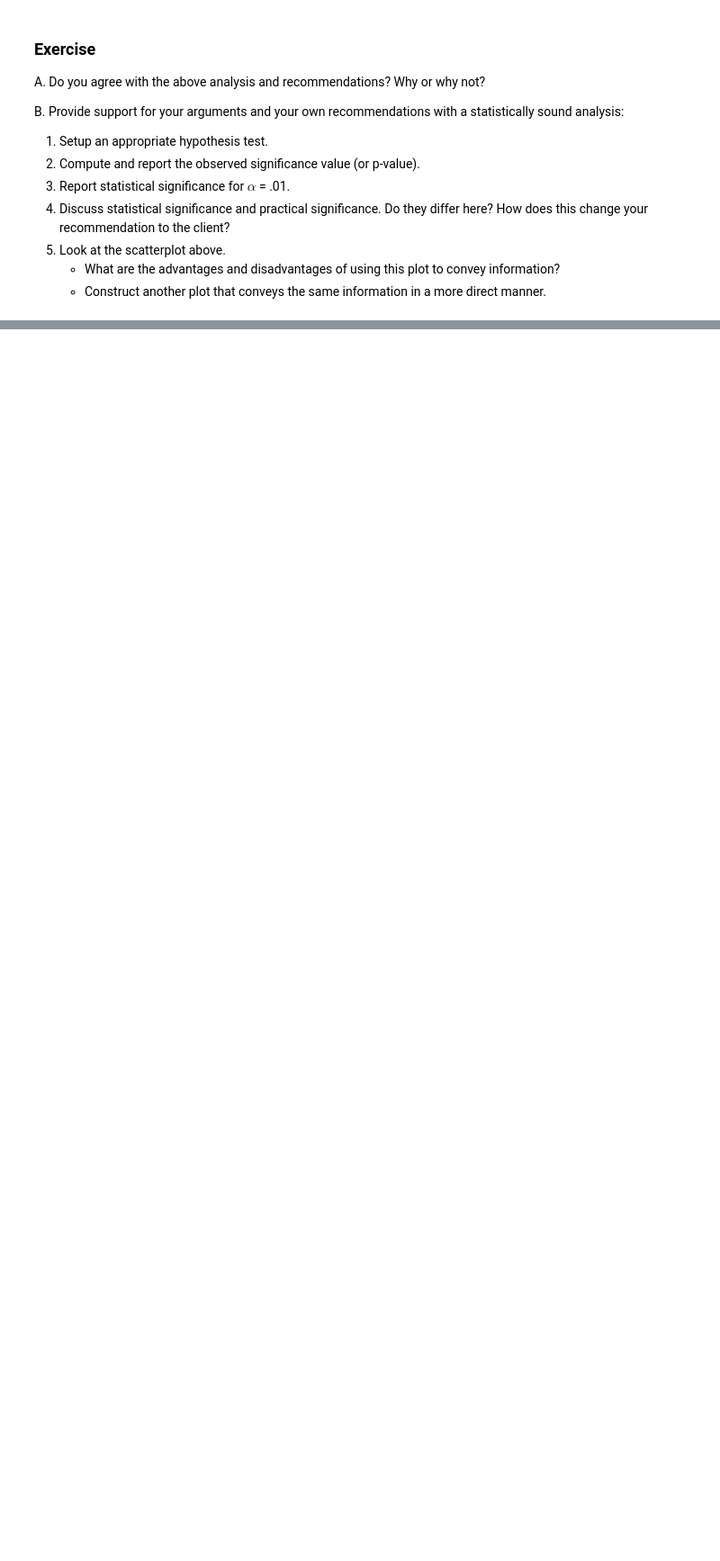
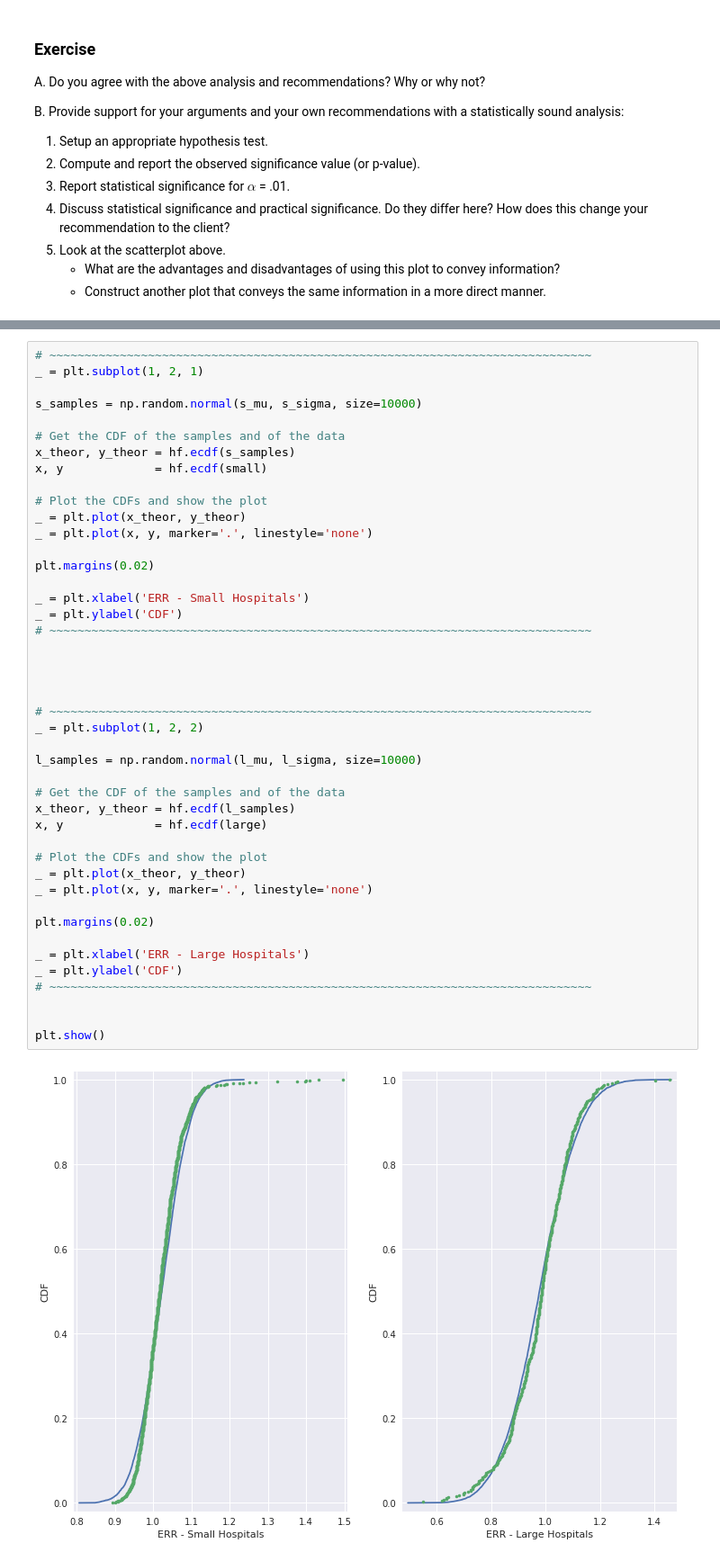
Before and after one commit to Ylazerson/sb-mini-project-world-bank, a Jupyter notebook: notebooks/08-inferential-statistics/03-hospital-readmissions-eda.ipynb, the cells around one changed output, grey strips where cells are left out. Shown: that part at 90% size. Drawn from its saved outputs; the diff is of its cells as text; blank space fills up the shorter version.

```diff
--- a/notebooks/08-inferential-statistics/03-hospital-readmissions-eda.ipynb
+++ b/notebooks/08-inferential-statistics/03-hospital-readmissions-eda.ipynb
@@ -204,0 +354,46 @@ B. Provide support for your arguments and your own recommendations with a statis
+# %%
+# ~~~~~~~~~~~~~~~~~~~~~~~~~~~~~~~~~~~~~~~~~~~~~~~~~~~~~~~~~~~~~~~~~~~~~~~~~~~~~
+_ = plt.subplot(1, 2, 1)
+
+s_samples = np.random.normal(s_mu, s_sigma, size=10000)
+
+# Get the CDF of the samples and of the data
+x_theor, y_theor = hf.ecdf(s_samples)
+x, y             = hf.ecdf(small)
+
+# Plot the CDFs and show the plot
+_ = plt.plot(x_theor, y_theor)
+_ = plt.plot(x, y, marker='.', linestyle='none')
+
+plt.margins(0.02)
+
+_ = plt.xlabel('ERR - Small Hospitals')
+_ = plt.ylabel('CDF')
+# ~~~~~~~~~~~~~~~~~~~~~~~~~~~~~~~~~~~~~~~~~~~~~~~~~~~~~~~~~~~~~~~~~~~~~~~~~~~~~
+
+
+
+
+# ~~~~~~~~~~~~~~~~~~~~~~~~~~~~~~~~~~~~~~~~~~~~~~~~~~~~~~~~~~~~~~~~~~~~~~~~~~~~~
+_ = plt.subplot(1, 2, 2)
+
+l_samples = np.random.normal(l_mu, l_sigma, size=10000)
+
+# Get the CDF of the samples and of the data
+x_theor, y_theor = hf.ecdf(l_samples)
+x, y             = hf.ecdf(large)
+
+# Plot the CDFs and show the plot
+_ = plt.plot(x_theor, y_theor)
+_ = plt.plot(x, y, marker='.', linestyle='none')
+
+plt.margins(0.02)
+
+_ = plt.xlabel('ERR - Large Hospitals')
+_ = plt.ylabel('CDF')
+# ~~~~~~~~~~~~~~~~~~~~~~~~~~~~~~~~~~~~~~~~~~~~~~~~~~~~~~~~~~~~~~~~~~~~~~~~~~~~~
+
+
+plt.show()
+# %% [output]
+[figure, added]
```
Also changed, not shown: parts of 23 cells of this notebook.
